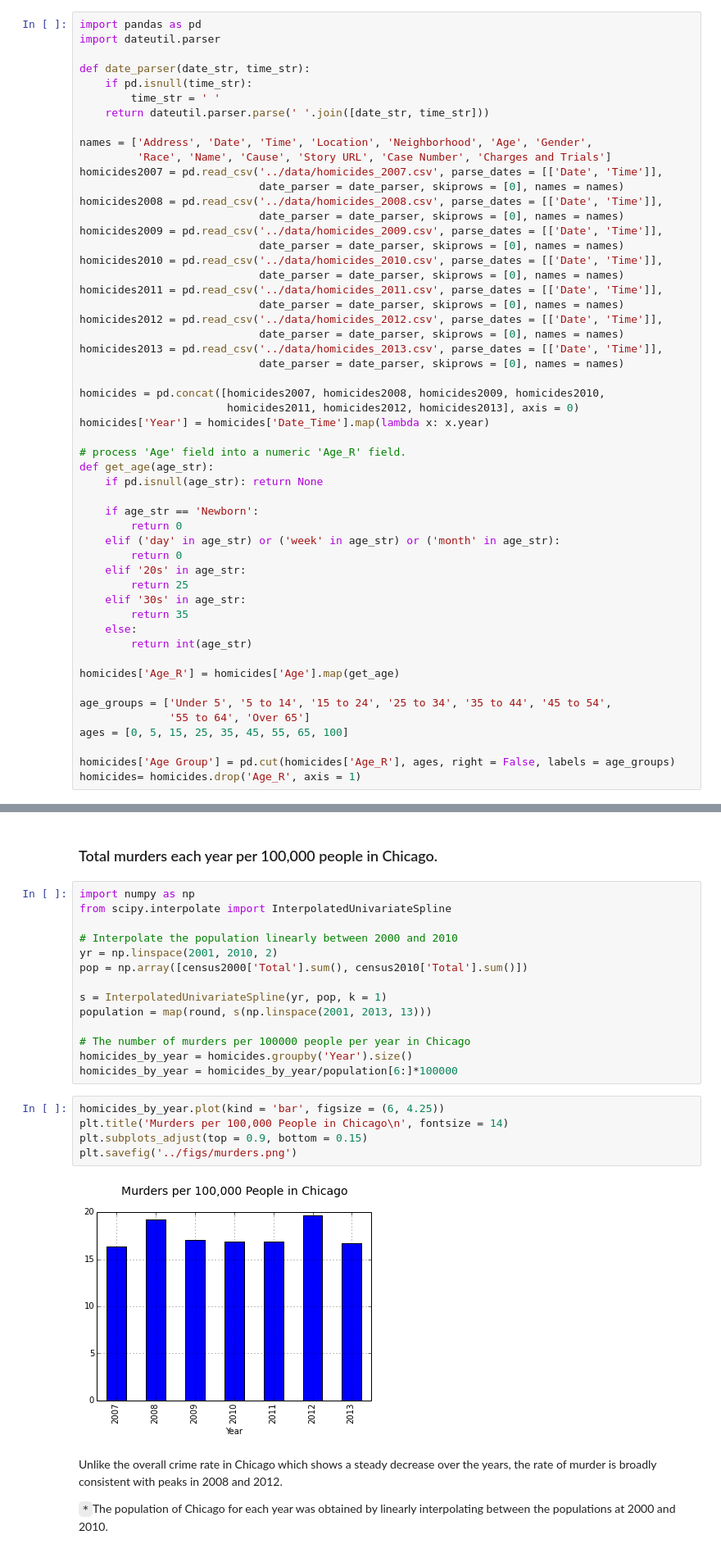
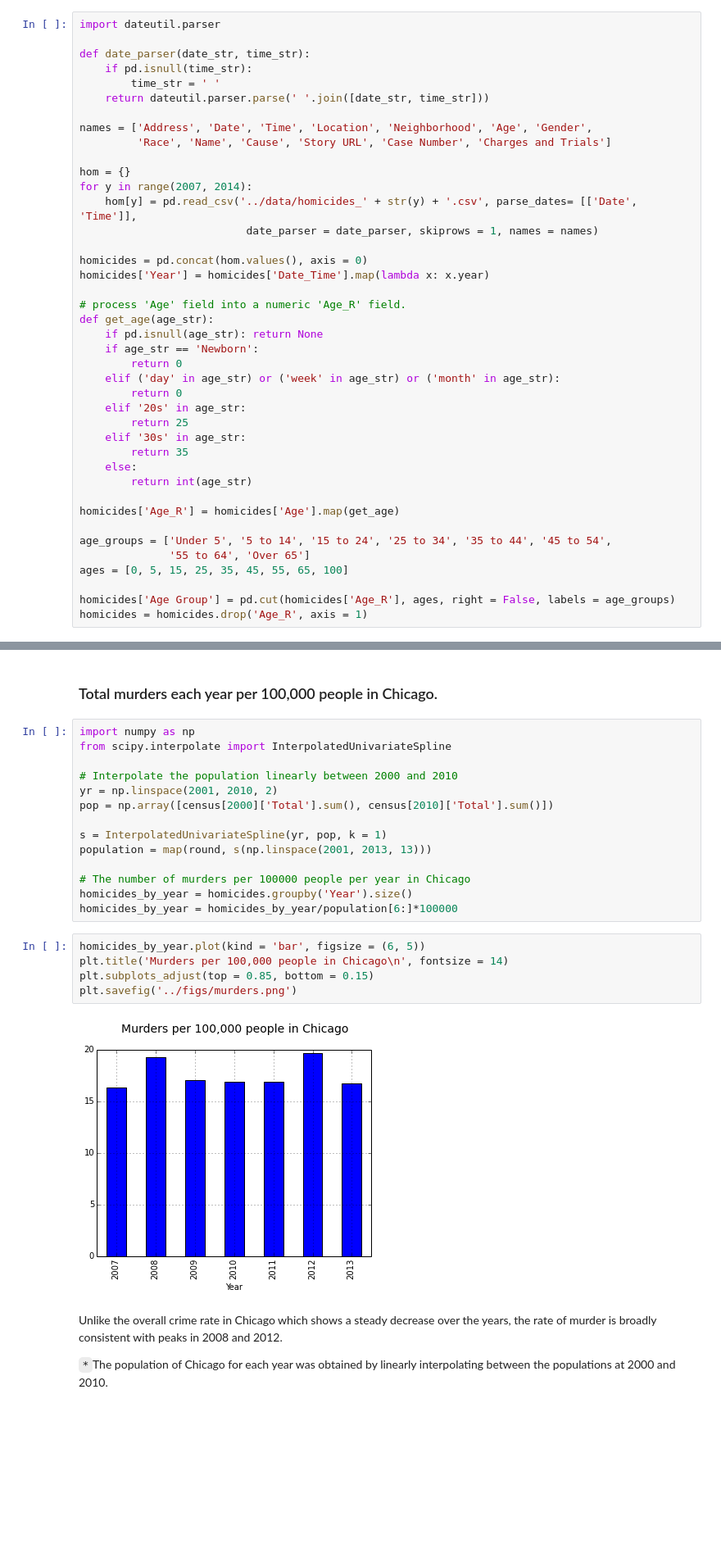
Before and after one commit to tianhuil/projects201409, a Jupyter notebook: jee/src/chicago_crime_src.ipynb, the cells around one changed output, grey strips where cells are left out. Shown: that part at 82% size. Saved outputs shown, nothing was run; the diff lists cells and outputs as text; blank space fills up the shorter version.

```diff
--- a/jee/src/chicago_crime_src.ipynb
+++ b/jee/src/chicago_crime_src.ipynb
@@ -123,7 +101,6 @@ The census data that gives the demographics of Chicago community areas was downl
 
 The total land area of community areas was downloaded from the chicago data portal.
 # %%
-import pandas as pd
 import dateutil.parser
 
 def date_parser(date_str, time_str):
@@ -133,29 +110,18 @@ def date_parser(date_str, time_str):
 
 names = ['Address', 'Date', 'Time', 'Location', 'Neighborhood', 'Age', 'Gender',
          'Race', 'Name', 'Cause', 'Story URL', 'Case Number', 'Charges and Trials']
-homicides2007 = pd.read_csv('../data/homicides_2007.csv', parse_dates = [['Date', 'Time']],
-                            date_parser = date_parser, skiprows = [0], names = names)
-homicides2008 = pd.read_csv('../data/homicides_2008.csv', parse_dates = [['Date', 'Time']],
-                            date_parser = date_parser, skiprows = [0], names = names)
-homicides2009 = pd.read_csv('../data/homicides_2009.csv', parse_dates = [['Date', 'Time']],
-                            date_parser = date_parser, skiprows = [0], names = names)
-homicides2010 = pd.read_csv('../data/homicides_2010.csv', parse_dates = [['Date', 'Time']],
-                            date_parser = date_parser, skiprows = [0], names = names)
-homicides2011 = pd.read_csv('../data/homicides_2011.csv', parse_dates = [['Date', 'Time']],
-                            date_parser = date_parser, skiprows = [0], names = names)
-homicides2012 = pd.read_csv('../data/homicides_2012.csv', parse_dates = [['Date', 'Time']],
-                            date_parser = date_parser, skiprows = [0], names = names)
-homicides2013 = pd.read_csv('../data/homicides_2013.csv', parse_dates = [['Date', 'Time']],
-                            date_parser = date_parser, skiprows = [0], names = names)
 
-homicides = pd.concat([homicides2007, homicides2008, homicides2009, homicides2010,
-                       homicides2011, homicides2012, homicides2013], axis = 0)
+hom = {}
+for y in range(2007, 2014):
+    hom[y] = pd.read_csv('../data/homicides_' + str(y) + '.csv', parse_dates= [['Date', 'Time']],
+                          date_parser = date_parser, skiprows = 1, names = names)
+
+homicides = pd.concat(hom.values(), axis = 0)
 homicides['Year'] = homicides['Date_Time'].map(lambda x: x.year)
 
 # process 'Age' field into a numeric 'Age_R' field.
 def get_age(age_str):
     if pd.isnull(age_str): return None
-
     if age_str == 'Newborn':
         return 0
     elif ('day' in age_str) or ('week' in age_str) or ('month' in age_str):
@@ -174,7 +140,7 @@ age_groups = ['Under 5', '5 to 14', '15 to 24', '25 to 34', '35 to 44', '45 to 5
 ages = [0, 5, 15, 25, 35, 45, 55, 65, 100]
 
 homicides['Age Group'] = pd.cut(homicides['Age_R'], ages, right = False, labels = age_groups)
-homicides= homicides.drop('Age_R', axis = 1)
+homicides = homicides.drop('Age_R', axis = 1)
 # %% [markdown]
 The homicides data were downloaded from the redeye Chicago homicide tracker website, http://homicides.redeyechicago.com/. The dataset includes 100 more homicides over the period 2007-2013 than the dataset from the Chicago data portal, and includes demographic information on the victims.
 
@@ -189,7 +155,7 @@ from scipy.interpolate import InterpolatedUnivariateSpline
 
 # Interpolate the population linearly between 2000 and 2010
 yr = np.linspace(2001, 2010, 2)
-pop = np.array([census2000['Total'].sum(), census2010['Total'].sum()])
+pop = np.array([census[2000]['Total'].sum(), census[2010]['Total'].sum()])
 
 s = InterpolatedUnivariateSpline(yr, pop, k = 1)
 population = map(round, s(np.linspace(2001, 2013, 13)))
@@ -198,12 +164,12 @@ population = map(round, s(np.linspace(2001, 2013, 13)))
 homicides_by_year = homicides.groupby('Year').size()
 homicides_by_year = homicides_by_year/population[6:]*100000
 # %%
-homicides_by_year.plot(kind = 'bar', figsize = (6, 4.25))
-plt.title('Murders per 100,000 People in Chicago\n', fontsize = 14)
-plt.subplots_adjust(top = 0.9, bottom = 0.15)
+homicides_by_year.plot(kind = 'bar', figsize = (6, 5))
+plt.title('Murders per 100,000 people in Chicago\n', fontsize = 14)
+plt.subplots_adjust(top = 0.85, bottom = 0.15)
 plt.savefig('../figs/murders.png')
 # %% [output]
-[figure, old version]
+[figure, new version]
 # %% [markdown]
 Unlike the overall crime rate in Chicago which shows a steady decrease over the years, the rate of murder is broadly consistent  with peaks in 2008 and 2012.
 
```
Also changed, not shown: parts of 54 cells of this notebook, 15 other files.
